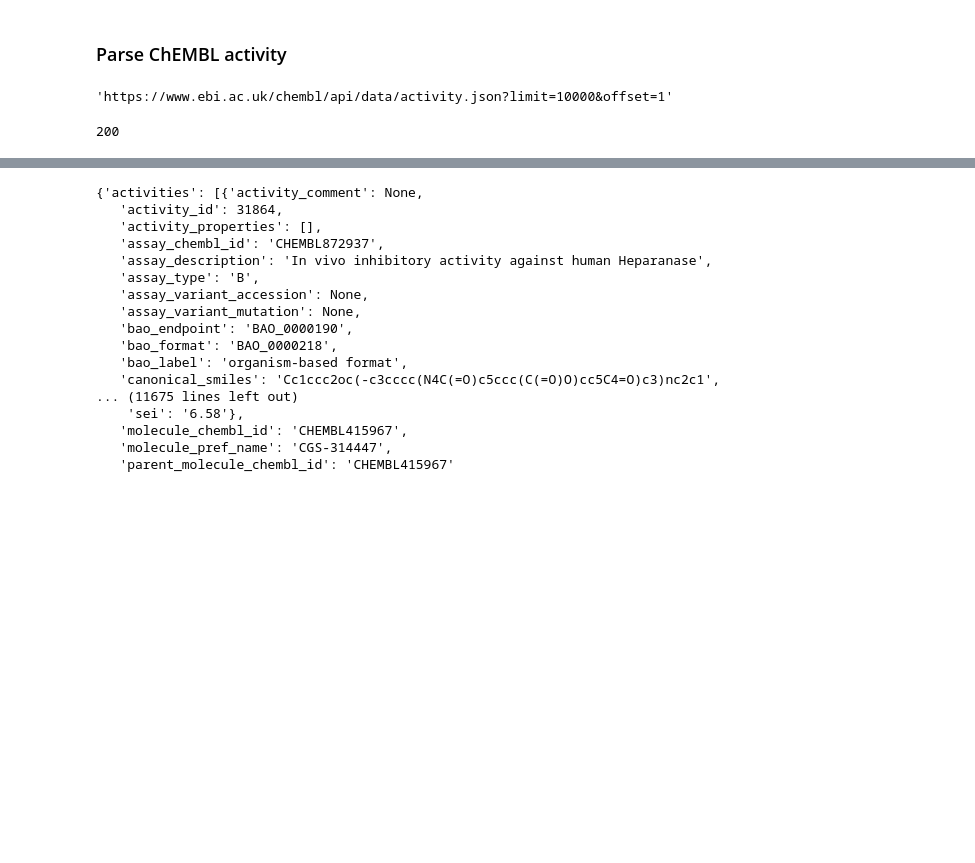
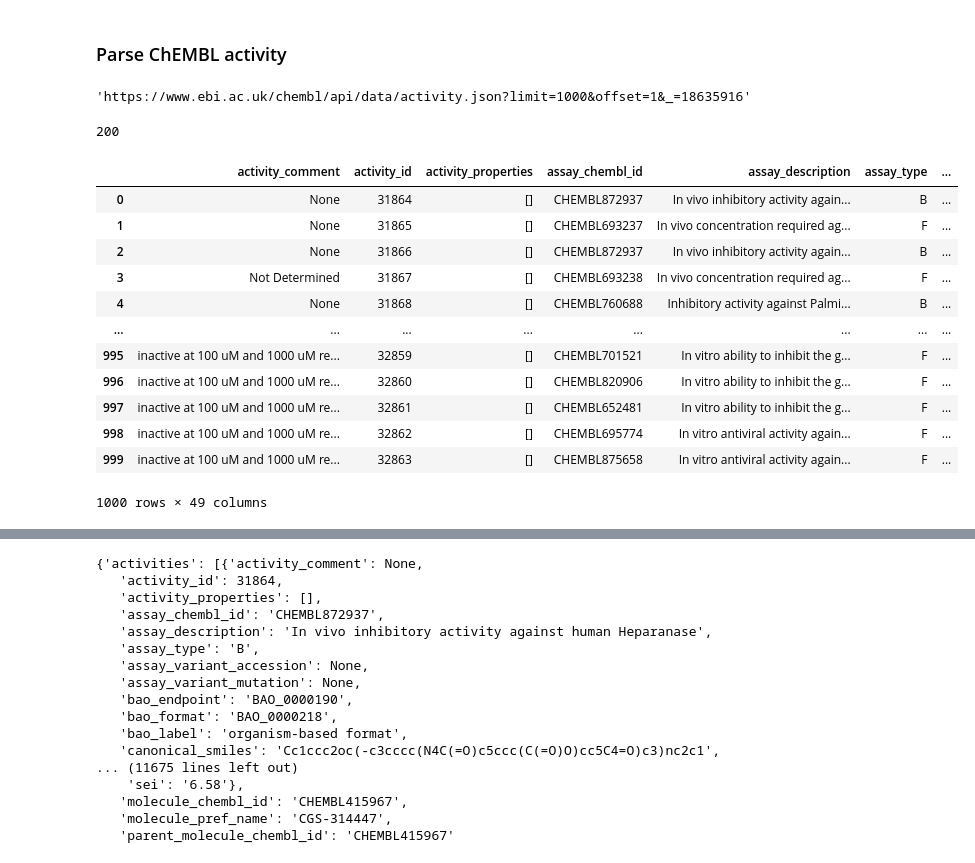
Before and after one commit to nizamibilal/ChemBL_api_parsing, a Jupyter notebook: chembl_structural_alert_analysis.ipynb, the cells around one changed output, grey strips where cells are left out. Cells and saved outputs as stored; diff of their text form; code cells hidden in the pictures; blank space fills up the shorter version.

```diff
--- a/chembl_structural_alert_analysis.ipynb
+++ b/chembl_structural_alert_analysis.ipynb
@@ -277,9 +208,10 @@ df_
 <a name='activity'></a>
 ### Parse ChEMBL activity
 # %%
-starting_activity_url = '/chembl/api/data/activity.json?limit=1000&offset=1'
+starting_activity_url = '/chembl/api/data/activity.json?limit=1000&offset=1&_=18635916'
+#https://www.ebi.ac.uk/chembl/api/data/compound_structural_alert.json?limit=10000&offset=1&_=1625851370881
 base = 'https://www.ebi.ac.uk'
 starting_activity_url = base + starting_activity_url
 starting_activity_url
 # %% [output]
-'https://www.ebi.ac.uk/chembl/api/data/activity.json?limit=10000&offset=1'
+'https://www.ebi.ac.uk/chembl/api/data/activity.json?limit=1000&offset=1&_=18635916'
@@ -286,9 +220,23 @@ starting_activity_url
 # %%
-response = http.request('GET', starting_activity_url)
-data = json.loads(response.data.decode('utf-8'))
+df_activity = fetch_chembl_data(starting_activity_url, method='GET', record_path='activities')
 # %%
 print(response.status)
 # %% [output]
 200
 # %%
-df = pd.json_normalize(data, record_path='activities')
+df_activity = pd.json_normalize(data, record_path='activities')
+df_activity
+# %% [output]
+|  | activity_comment | activity_id | activity_properties | assay_chembl_id | assay_description | assay_type | ... |
+| 0 | None | 31864 | [] | CHEMBL872937 | In vivo inhibitory activity again... | B | ... |
+| 1 | None | 31865 | [] | CHEMBL693237 | In vivo concentration required ag... | F | ... |
+| 2 | None | 31866 | [] | CHEMBL872937 | In vivo inhibitory activity again... | B | ... |
+| 3 | Not Determined | 31867 | [] | CHEMBL693238 | In vivo concentration required ag... | F | ... |
+| 4 | None | 31868 | [] | CHEMBL760688 | Inhibitory activity against Palmi... | B | ... |
+| ... | ... | ... | ... | ... | ... | ... | ... |
+| 995 | inactive at 100 uM and 1000 uM re... | 32859 | [] | CHEMBL701521 | In vitro ability to inhibit the g... | F | ... |
+| 996 | inactive at 100 uM and 1000 uM re... | 32860 | [] | CHEMBL820906 | In vitro ability to inhibit the g... | F | ... |
+| 997 | inactive at 100 uM and 1000 uM re... | 32861 | [] | CHEMBL652481 | In vitro ability to inhibit the g... | F | ... |
+| 998 | inactive at 100 uM and 1000 uM re... | 32862 | [] | CHEMBL695774 | In vitro antiviral activity again... | F | ... |
+| 999 | inactive at 100 uM and 1000 uM re... | 32863 | [] | CHEMBL875658 | In vitro antiviral activity again... | F | ... |
+1000 rows × 49 columns
```
Also changed, not shown: parts of 31 cells of this notebook, 1 other file.
